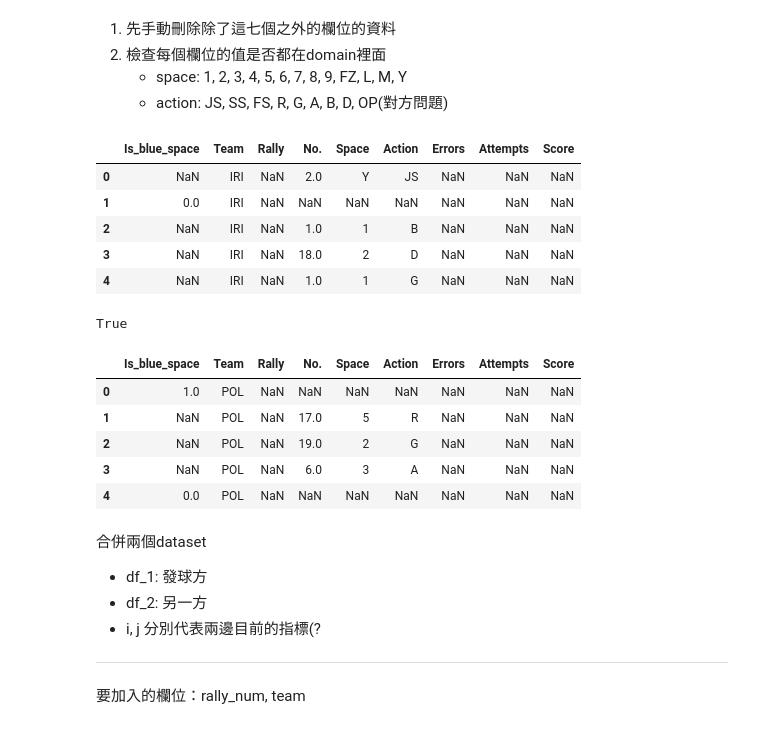
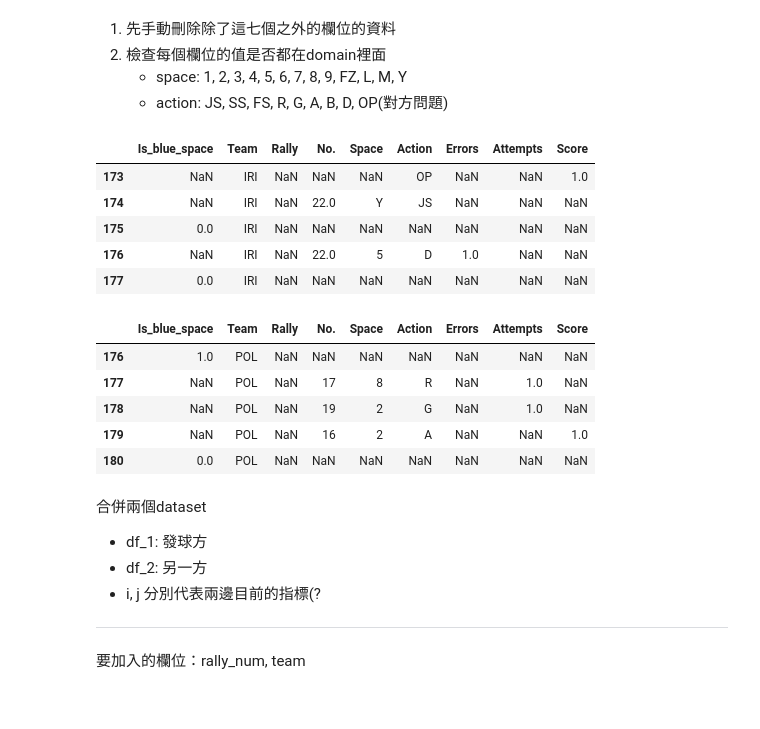
Before and after one commit to sisiayang/SportsScience, a Jupyter notebook: data_test_process.ipynb, the cells around one changed output. Saved outputs shown, nothing was run; the diff lists cells and outputs as text; code cells hidden in the pictures.

```diff
--- a/data_test_process.ipynb
+++ b/data_test_process.ipynb
@@ -9,35 +9,31 @@ import numpy as np
     * space: 1, 2, 3, 4, 5, 6, 7, 8, 9, FZ, L, M, Y
     * action: JS, SS, FS, R, G, A, B, D, OP(對方問題)
 # %%
-df_IRI = pd.read_excel('Data\IRI VS POL.xlsx', sheet_name = 'IRI Set5')
+df_IRI = pd.read_excel('Data\IRI VS POL.xlsx', sheet_name = 'IRI Set1')
 df_IRI = df_IRI.dropna(how='all')
 df_IRI.insert(1, 'Team', 'IRI')
 df_IRI.insert(2, 'Rally', np.nan)
-df_IRI.head()
+df_IRI.tail()
 # %% [output]
 |  | Is_blue_space | Team | Rally | No. | Space | Action | Errors | Attempts | Score |
-| 0 | NaN | IRI | NaN | 2.0 | Y | JS | NaN | NaN | NaN |
-| 1 | 0.0 | IRI | NaN | NaN | NaN | NaN | NaN | NaN | NaN |
-| 2 | NaN | IRI | NaN | 1.0 | 1 | B | NaN | NaN | NaN |
-| 3 | NaN | IRI | NaN | 18.0 | 2 | D | NaN | NaN | NaN |
-| 4 | NaN | IRI | NaN | 1.0 | 1 | G | NaN | NaN | NaN |
+| 173 | NaN | IRI | NaN | NaN | NaN | OP | NaN | NaN | 1.0 |
+| 174 | NaN | IRI | NaN | 22.0 | Y | JS | NaN | NaN | NaN |
+| 175 | 0.0 | IRI | NaN | NaN | NaN | NaN | NaN | NaN | NaN |
+| 176 | NaN | IRI | NaN | 22.0 | 5 | D | 1.0 | NaN | NaN |
+| 177 | 0.0 | IRI | NaN | NaN | NaN | NaN | NaN | NaN | NaN |
-# %%
-pd.isna(df_IRI.iloc[0]['Is_blue_space'])
-# %% [output]
-True
 # %%
-df_POL = pd.read_excel('Data\IRI VS POL.xlsx', sheet_name = 'POL Set5')
+df_POL = pd.read_excel('Data\IRI VS POL.xlsx', sheet_name = 'POL Set1')
 df_POL = df_POL.dropna(how='all')
 df_POL.insert(1, 'Team', 'POL')
 df_POL.insert(2, 'Rally', np.nan)
-df_POL.head()
+df_POL.tail()
 # %% [output]
 |  | Is_blue_space | Team | Rally | No. | Space | Action | Errors | Attempts | Score |
-| 0 | 1.0 | POL | NaN | NaN | NaN | NaN | NaN | NaN | NaN |
-| 1 | NaN | POL | NaN | 17.0 | 5 | R | NaN | NaN | NaN |
-| 2 | NaN | POL | NaN | 19.0 | 2 | G | NaN | NaN | NaN |
-| 3 | NaN | POL | NaN | 6.0 | 3 | A | NaN | NaN | NaN |
-| 4 | 0.0 | POL | NaN | NaN | NaN | NaN | NaN | NaN | NaN |
+| 176 | 1.0 | POL | NaN | NaN | NaN | NaN | NaN | NaN | NaN |
+| 177 | NaN | POL | NaN | 17 | 8 | R | NaN | 1.0 | NaN |
+| 178 | NaN | POL | NaN | 19 | 2 | G | NaN | 1.0 | NaN |
+| 179 | NaN | POL | NaN | 16 | 2 | A | NaN | NaN | 1.0 |
+| 180 | 0.0 | POL | NaN | NaN | NaN | NaN | NaN | NaN | NaN |
 # %% [markdown]
 合併兩個dataset
 * df_1: 發球方
```
Also changed, not shown: parts of 14 cells of this notebook, 2 other files.
